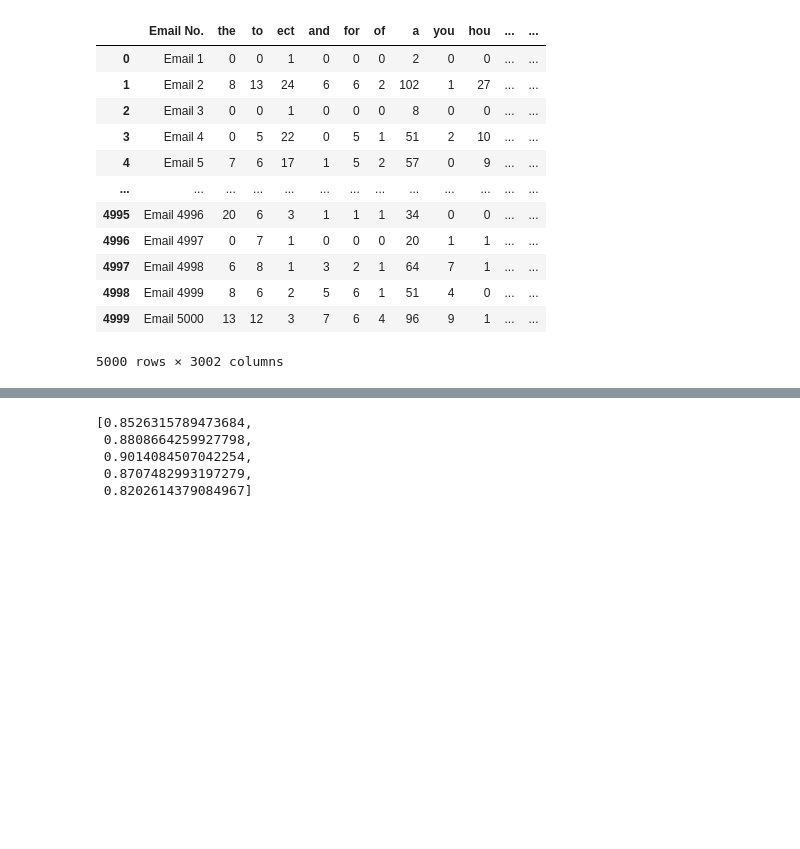
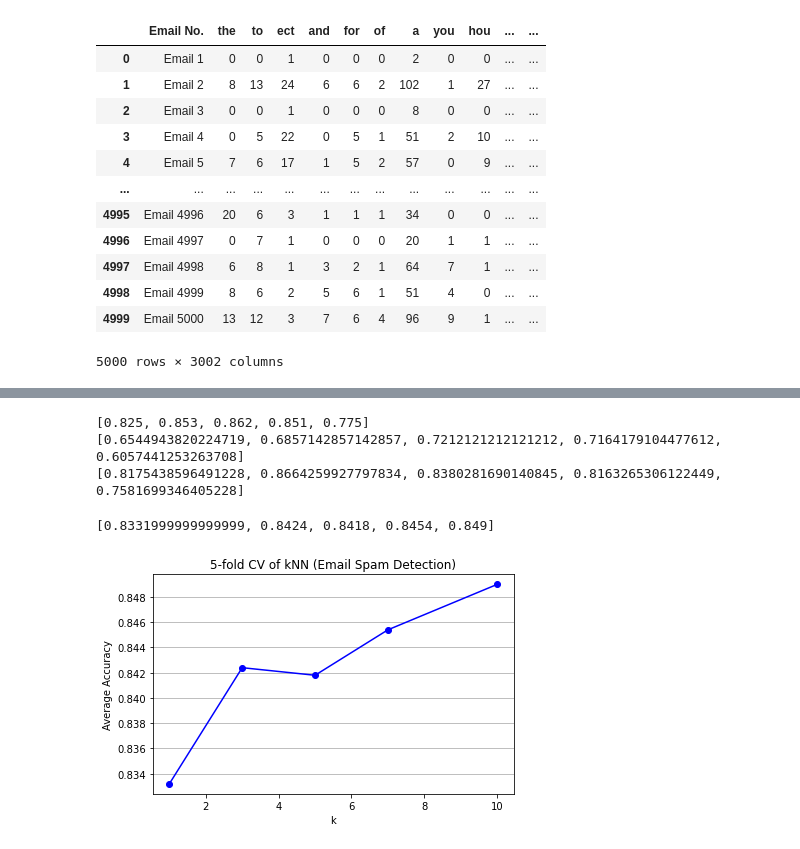
Before and after one commit to Nick-Boddy/CS760-HW3-Regression-kNN, a Jupyter notebook: knn.ipynb, the cells around one changed output, grey strips where cells are left out. Cells and saved outputs as stored; diff of their text form; code cells hidden in the pictures; blank space fills up the shorter version.

```diff
--- a/knn.ipynb
+++ b/knn.ipynb
@@ -127,7 +131,8 @@ def cross_validate(begin: int, end: int, k: int):
     predicted_labels = []
     for row in fold:
         index = row[0]
-        neighbors = distance_matrix[index][1:k+1][:, 0]
+        distance_matrix[index]
+        neighbors = [x for x in distance_matrix[index][:, 0] if x < begin or x >= end][:k]
         votes = [emails[int(neighbor)][-1] for neighbor in neighbors]
         plurality = st.mode(votes)
         predicted_labels.append(plurality)
@@ -162,11 +167,36 @@ results.append(cross_validate(4000, 5000, 1))
 accuracies = [x[0] for x in results]
 precisions = [x[1] for x in results]
 recalls = [x[2] for x in results]
-# %%
-recalls
-# %% [output]
-[0.8526315789473684,
- 0.8808664259927798,
- 0.9014084507042254,
- 0.8707482993197279,
- 0.8202614379084967]
+# %%
+print(accuracies)
+print(precisions)
+print(recalls)
+# %% [output]
+[0.825, 0.853, 0.862, 0.851, 0.775]
+[0.6544943820224719, 0.6857142857142857, 0.7212121212121212, 0.7164179104477612, 0.6057441253263708]
+[0.8175438596491228, 0.8664259927797834, 0.8380281690140845, 0.8163265306122449, 0.7581699346405228]
+# %%
+avg_accuracies = []
+k_range = [1, 3, 5, 7, 10]
+for k in k_range:
+    accuracies = []
+    accuracies.append(cross_validate(0, 1000, k)[0])
+    accuracies.append(cross_validate(1000, 2000, k)[0])
+    accuracies.append(cross_validate(2000, 3000, k)[0])
+    accuracies.append(cross_validate(3000, 4000, k)[0])
+    accuracies.append(cross_validate(4000, 5000, k)[0])
+    avg_accuracies.append(st.mean(accuracies))
+# %%
+print(avg_accuracies)
+# %% [output]
+[0.8331999999999999, 0.8424, 0.8418, 0.8454, 0.849]
+# %%
+plt.plot(k_range, avg_accuracies, 'ob-')
+plt.title('5-fold CV of kNN (Email Spam Detection)')
+plt.xlabel('k')
+plt.ylabel('Average Accuracy')
+plt.tight_layout()
+plt.grid(True, axis='y')
+plt.show()
+# %% [output]
+[figure, added]
```
Also changed, not shown: parts of 3 cells of this notebook, 3 other files.
